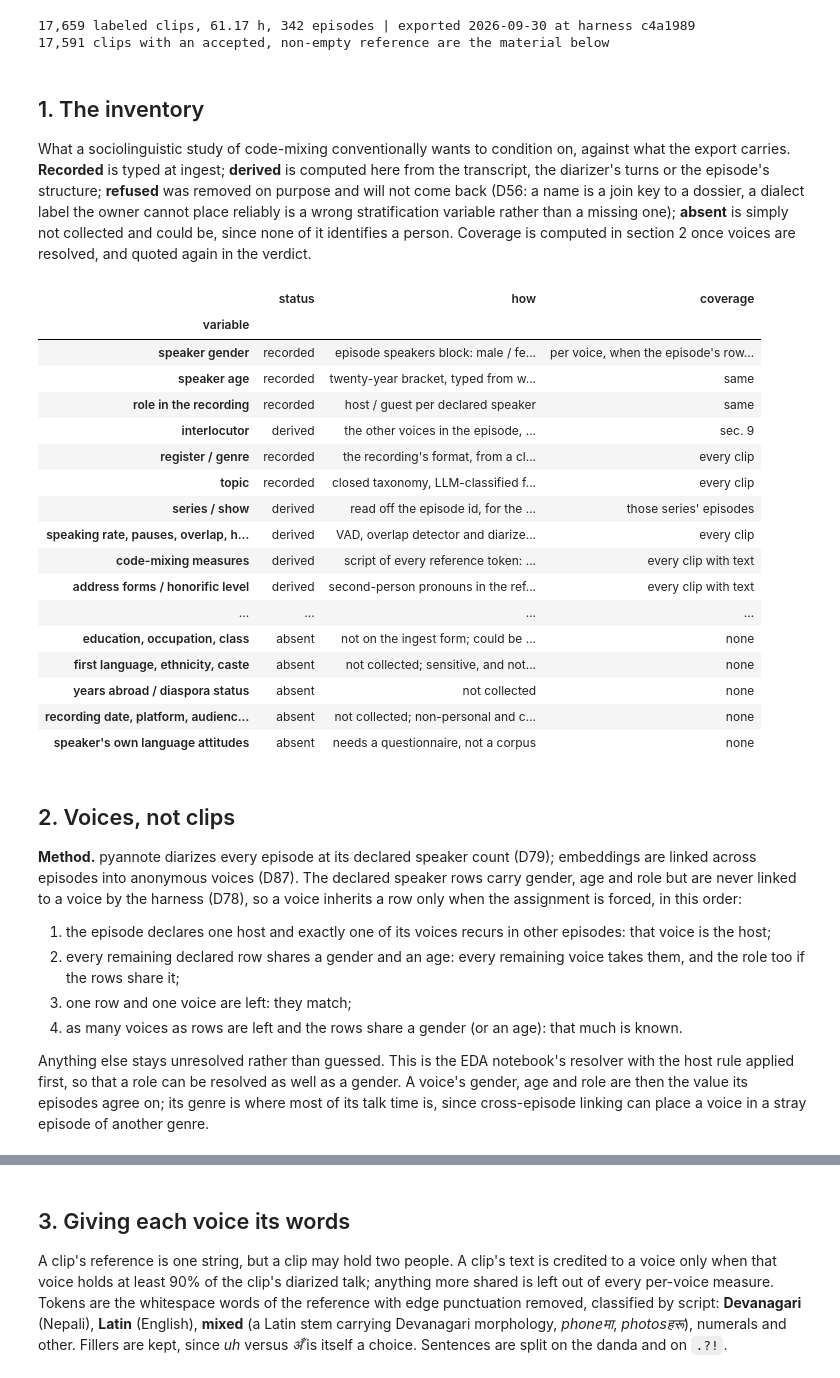
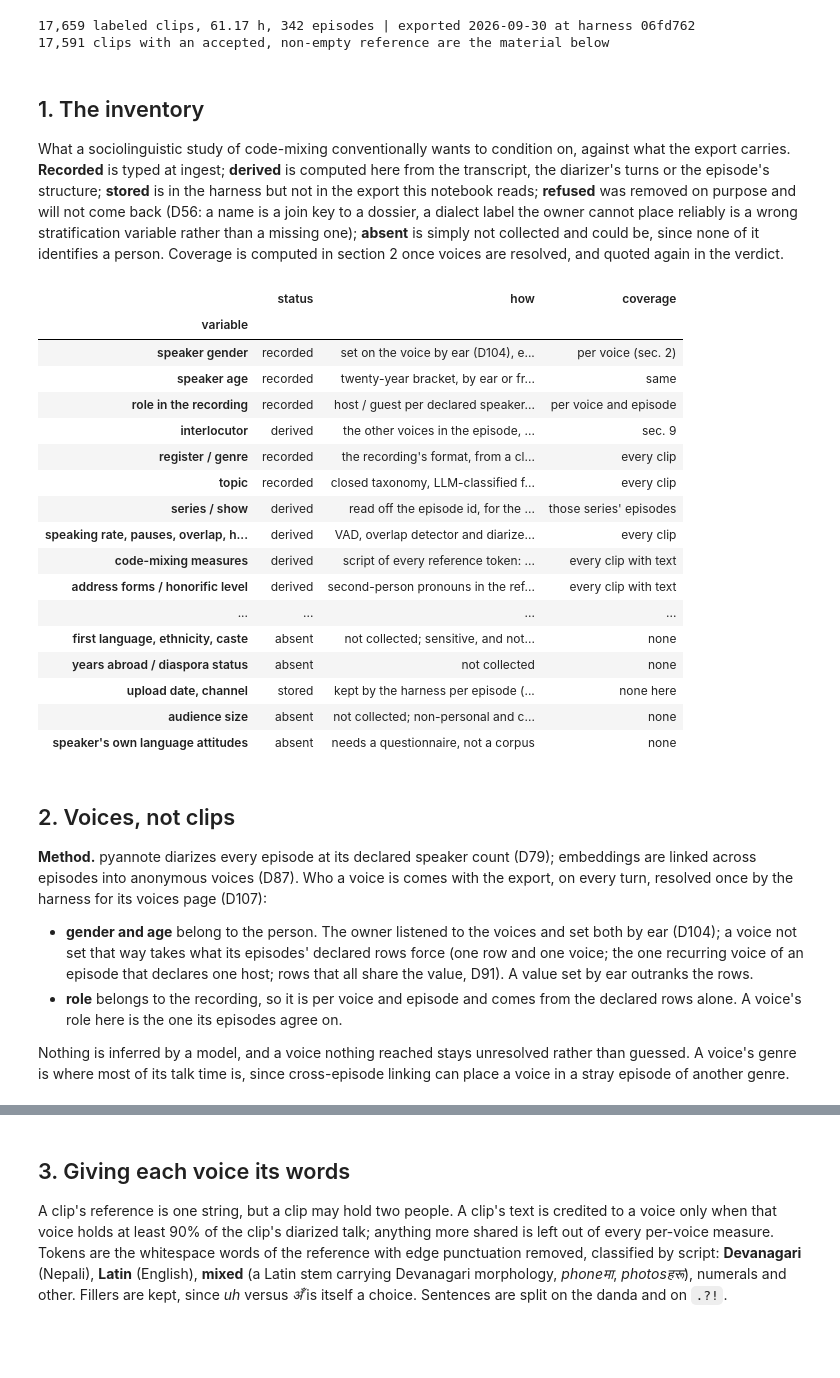
Before and after one commit to Sagyam/labeling-harness, a Jupyter notebook: notebooks/02_Sociolinguistics.ipynb, the cells around one changed output, grey strips where cells are left out. Cells and saved outputs as stored; diff of their text form; code cells hidden in the pictures; blank space fills up the shorter version.

```diff
--- a/notebooks/02_Sociolinguistics.ipynb
+++ b/notebooks/02_Sociolinguistics.ipynb
@@ -96,7 +97,7 @@ pd.set_option("display.max_rows", 140)
 pd.set_option("display.float_format", lambda v: f"{v:,.2f}")
 
 manifest = json.loads((ANALYTICS.parent / "manifest.json").read_text())
-rows, EP_META, talk = [], {}, {}
+rows, EP_META, talk, WHO, ROLE = [], {}, {}, {}, {}
 with ANALYTICS.open(encoding="utf-8") as fh:
     for line in fh:
         r = json.loads(line)
@@ -107,6 +108,11 @@ with ANALYTICS.open(encoding="utf-8") as fh:
         for t in r["speaker_turns"] or []:
             if t["voice"]:
                 per_voice[t["voice"]] += t["end"] - t["start"]
+                # Who the voice is, as the harness resolves it (D107): one gender and age per
+                # voice, one role per voice and episode.
+                WHO[t["voice"]] = (t["gender"], t["age_bracket"])
+                if t["role"]:
+                    ROLE[(r["episode_id"], t["voice"])] = t["role"]
         talk[r["segment_id"]] = dict(per_voice)
         rows.append({
             "segment_id": r["segment_id"], "episode": r["episode_id"],
@@ -129,53 +135,54 @@ usable = seg[seg.disposition.isin(["accepted_unchanged", "edited"]) & (seg.text.
 # a genre is read off its row, largest first, and every genre is drawn in the one colour.
 GENRES = usable.groupby("genre").duration.sum().sort_values(ascending=False).index.tolist()
 GENRE_COLOR = dict.fromkeys(GENRES, SLOTS[0])
-# The age brackets some episode declares, youngest first.
-_declared_ages = {r.get("age_bracket") for m in EP_META.values() for r in (m.get("speakers") or {}).values()}
-AGES = [a for a in AGE_ORDER if a in _declared_ages]
+# The age brackets some voice has, youngest first.
+AGES = [a for a in AGE_ORDER if a in {age for _, age in WHO.values()}]
 print(f"{len(seg):,} labeled clips, {seg.duration.sum() / 3600:.2f} h, {seg.episode.nunique()} episodes | exported "
       f"{manifest['exported_at'][:10]} at harness {manifest['git_commit'][:7]}")
 print(f"{len(usable):,} clips with an accepted, non-empty reference are the material below")
 # %% [output]
-17,659 labeled clips, 61.17 h, 342 episodes | exported 2026-09-30 at harness c4a1989
+17,659 labeled clips, 61.17 h, 342 episodes | exported 2026-09-30 at harness 06fd762
 17,591 clips with an accepted, non-empty reference are the material below
 # %% [markdown]
 ## 1. The inventory
 
 What a sociolinguistic study of code-mixing conventionally wants to condition on, against what
 the export carries. **Recorded** is typed at ingest; **derived** is computed here from the
-transcript, the diarizer's turns or the episode's structure; **refused** was removed on purpose
+transcript, the diarizer's turns or the episode's structure; **stored** is in the harness but
+not in the export this notebook reads; **refused** was removed on purpose
 and will not come back (D56: a name is a join key to a dossier, a dialect label the owner cannot
 place reliably is a wrong stratification variable rather than a missing one); **absent** is
 simply not collected and could be, since none of it identifies a person. Coverage is computed
 in section 2 once voices are resolved, and quoted again in the verdict.
 # %%
 INVENTORY = pd.DataFrame([
-    ("speaker gender", "recorded", "episode speakers block: male / female, typed from watching (D58)", "per voice, when the episode's rows force it (sec. 2)"),
-    ("speaker age", "recorded", "twenty-year bracket, typed from watching (D58)", "same"),
-    ("role in the recording", "recorded", "host / guest per declared speaker", "same"),
+    ("speaker gender", "recorded", "set on the voice by ear (D104), else the episode's declared rows where they force it (D58, D91)", "per voice (sec. 2)"),
+    ("speaker age", "recorded", "twenty-year bracket, by ear or from the declared rows, as gender", "same"),
+    ("role in the recording", "recorded", "host / guest per declared speaker, where the rows force which voice it is (D91)", "per voice and episode"),
     ("interlocutor", "derived", "the other voices in the episode, and their gender/age when resolved", "sec. 9"),
     ("register / genre", "recorded", "the recording's format, from a closed list (D102); chosen at ingest, editable afterwards", "every clip"),
     ("topic", "recorded", "closed taxonomy, LLM-classified from the transcript (D57)", "every clip"),
     ("series / show", "derived", "read off the episode id, for the three podcast series it names", "those series' episodes"),
     ("speaking rate, pauses, overlap, hand-overs", "derived", "VAD, overlap detector and diarizer spans (D77, D78)", "every clip"),
     ("code-mixing measures", "derived", "script of every reference token: share, switch points, run lengths, integrated stems", "every clip with text"),
     ("address forms / honorific level", "derived", "second-person pronouns in the reference", "every clip with text"),
     ("discourse markers", "derived", "closed lists, Nepali and English", "every clip with text"),
     ("dialect / region / origin", "refused", "D56: the owner cannot label Nepali dialect reliably; a guessed grouping variable biases everything computed over it", "none"),
     ("name / identity", "refused", "D56", "none"),
     ("education, occupation, class", "absent", "not on the ingest form; could be added as coarse public-profile facts", "none"),
     ("first language, ethnicity, caste", "absent", "not collected; sensitive, and not observable from an episode", "none"),
     ("years abroad / diaspora status", "absent", "not collected", "none"),
-    ("recording date, platform, audience size", "absent", "not collected; non-personal and cheap to add at ingest", "none"),
+    ("upload date, channel", "stored", "kept by the harness per episode (published_at, show_id) but not written to the export", "none here"),
+    ("audience size", "absent", "not collected; non-personal and cheap to add at ingest", "none"),
     ("speaker's own language attitudes", "absent", "needs a questionnaire, not a corpus", "none"),
 ], columns=["variable", "status", "how", "coverage"]).set_index("variable")
 display(INVENTORY)
 # %% [output]
 |  | status | how | coverage |
 | variable |  |  |  |
-| speaker gender | recorded | episode speakers block: male / fe... | per voice, when the episode's row... |
-| speaker age | recorded | twenty-year bracket, typed from w... | same |
-| role in the recording | recorded | host / guest per declared speaker | same |
+| speaker gender | recorded | set on the voice by ear (D104), e... | per voice (sec. 2) |
+| speaker age | recorded | twenty-year bracket, by ear or fr... | same |
+| role in the recording | recorded | host / guest per declared speaker... | per voice and episode |
 | interlocutor | derived | the other voices in the episode, ... | sec. 9 |
 | register / genre | recorded | the recording's format, from a cl... | every clip |
 | topic | recorded | closed taxonomy, LLM-classified f... | every clip |
@@ -184,30 +191,28 @@ display(INVENTORY)
 | code-mixing measures | derived | script of every reference token: ... | every clip with text |
 | address forms / honorific level | derived | second-person pronouns in the ref... | every clip with text |
 | ... | ... | ... | ... |
-| education, occupation, class | absent | not on the ingest form; could be ... | none |
 | first language, ethnicity, caste | absent | not collected; sensitive, and not... | none |
 | years abroad / diaspora status | absent | not collected | none |
-| recording date, platform, audienc... | absent | not collected; non-personal and c... | none |
+| upload date, channel | stored | kept by the harness per episode (... | none here |
+| audience size | absent | not collected; non-personal and c... | none |
 | speaker's own language attitudes | absent | needs a questionnaire, not a corpus | none |
 # %% [markdown]
 ## 2. Voices, not clips
 
 **Method.** pyannote diarizes every episode at its declared speaker count (D79); embeddings are
-linked across episodes into anonymous voices (D87). The declared speaker rows carry gender, age
-and role but are never linked to a voice by the harness (D78), so a voice inherits a row only
-when the assignment is forced, in this order:
+linked across episodes into anonymous voices (D87). Who a voice is comes with the export, on
+every turn, resolved once by the harness for its voices page (D107):
 
-1. the episode declares one host and exactly one of its voices recurs in other episodes: that
-   voice is the host;
-2. every remaining declared row shares a gender and an age: every remaining voice takes them,
-   and the role too if the rows share it;
-3. one row and one voice are left: they match;
-4. as many voices as rows are left and the rows share a gender (or an age): that much is known.
+- **gender and age** belong to the person. The owner listened to the voices and set both by ear
+  (D104); a voice not set that way takes what its episodes' declared rows force (one row and
+  one voice; the one recurring voice of an episode that declares one host; rows that all share
+  the value, D91). A value set by ear outranks the rows.
+- **role** belongs to the recording, so it is per voice and episode and comes from the declared
+  rows alone. A voice's role here is the one its episodes agree on.
 
-Anything else stays unresolved rather than guessed. This is the EDA notebook's resolver with the
-host rule applied first, so that a role can be resolved as well as a gender. A voice's gender,
-age and role are then the value its episodes agree on; its genre is where most of its talk time
-is, since cross-episode linking can place a voice in a stray episode of another genre.
+Nothing is inferred by a model, and a voice nothing reached stays unresolved rather than guessed.
+A voice's genre is where most of its talk time is, since cross-episode linking can place a voice
+in a stray episode of another genre.
 # %%
 voice_talk, voice_eps, voice_genre = defaultdict(float), defaultdict(set), defaultdict(Counter)
 for sid, per in talk.items():
```
Also changed, not shown: parts of 13 cells of this notebook, 8 other files.
